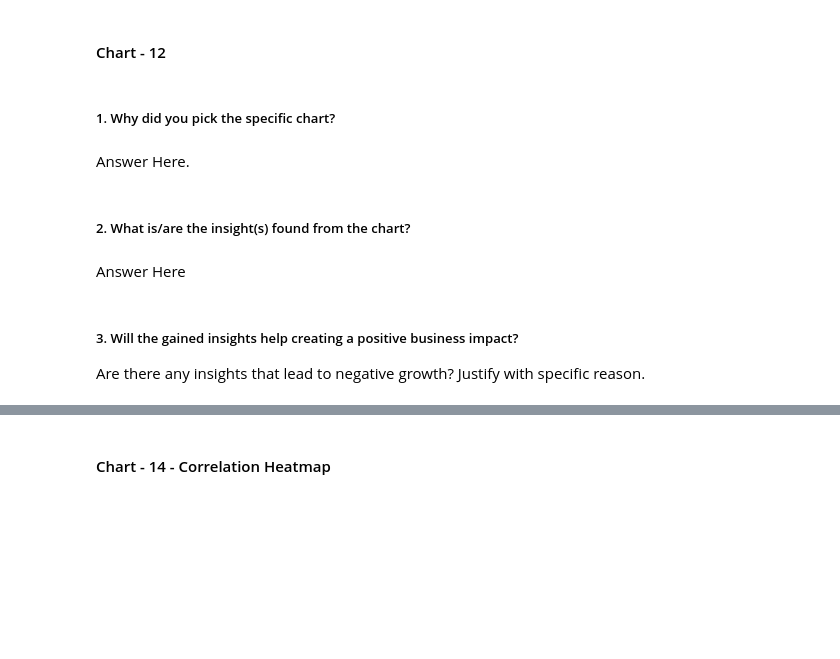
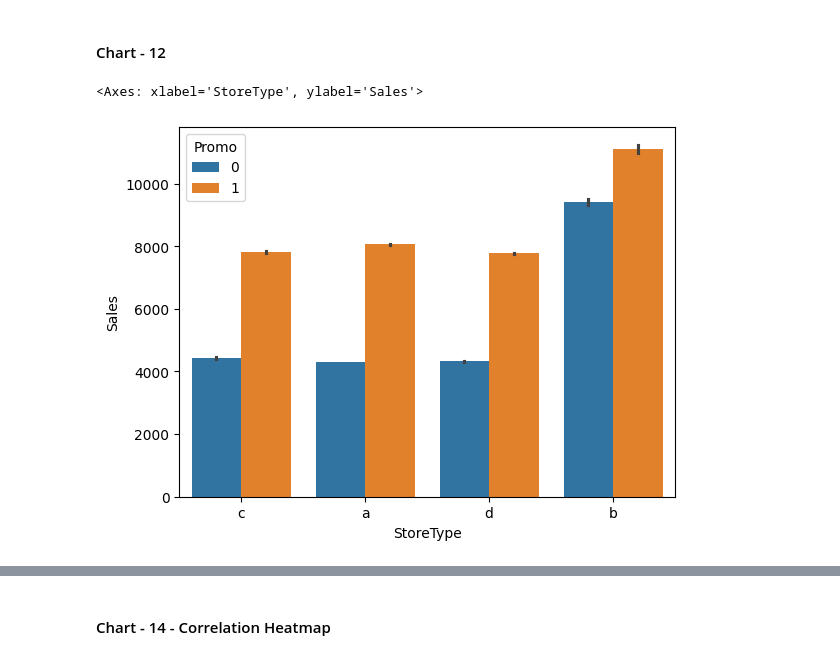
Before and after one commit to MrMRaut/Drug-Stores-Sales-Analysis-and-Prediction, a Jupyter notebook: 1151_Drug_Stores_Sales_Data.ipynb, the cells around one changed output, grey strips where cells are left out. Saved outputs shown, nothing was run; the diff lists cells and outputs as text; code cells hidden in the pictures; blank space fills up the shorter version.

```diff
--- a/1151_Drug_Stores_Sales_Data.ipynb
+++ b/1151_Drug_Stores_Sales_Data.ipynb
@@ -530,14 +548,7 @@ Answer Here
 #### Chart - 12
 # %%
 # Chart - 12 visualization code
+sns.barplot(x = sd.StoreType, y = sd.Sales, hue = sd.Promo)
+# %% [output]
+<Axes: xlabel='StoreType', ylabel='Sales'>
+[figure, added]
-# %% [markdown]
-##### 1. Why did you pick the specific chart?
-# %% [markdown]
-Answer Here.
-# %% [markdown]
-##### 2. What is/are the insight(s) found from the chart?
-# %% [markdown]
-Answer Here
-# %% [markdown]
-##### 3. Will the gained insights help creating a positive business impact?
-Are there any insights that lead to negative growth? Justify with specific reason.
```
Also changed, not shown: parts of 112 cells of this notebook.
